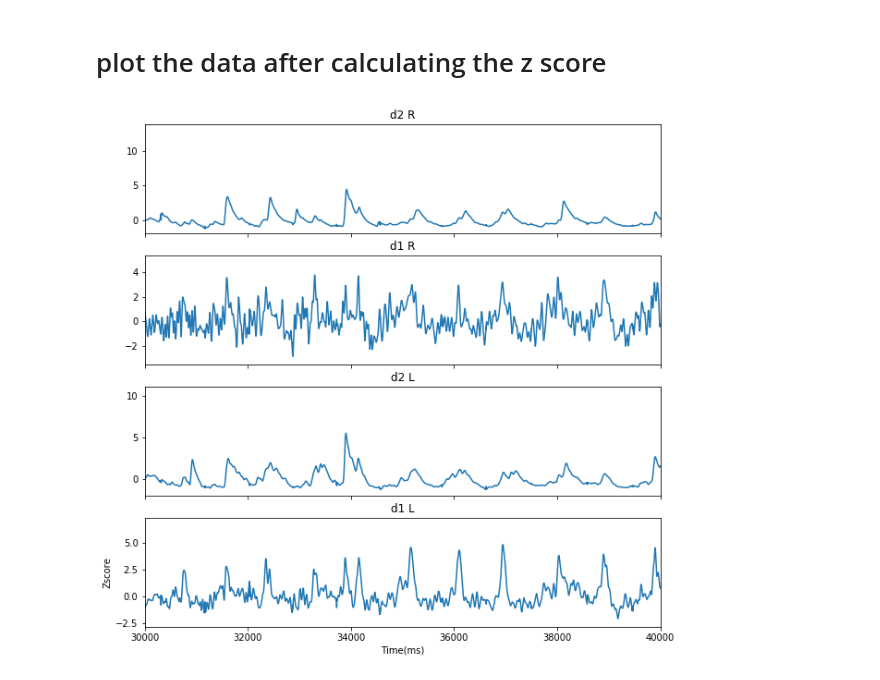
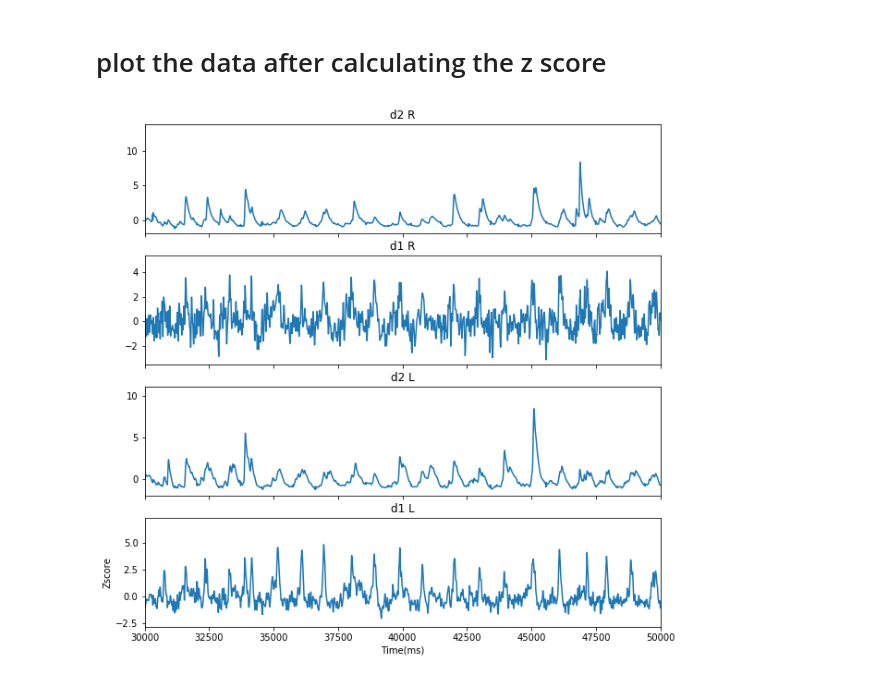
Before and after one commit to gilmandelbaum/analysis-pipeline-for-photometry_ex, a Jupyter notebook: Nb_3x_photometry_signal_analysis/Notebook_3_b.ipynb, the cells around one changed output. Cells and saved outputs as stored; diff of their text form; code cells hidden in the pictures.

```diff
--- a/Nb_3x_photometry_signal_analysis/Notebook_3_b.ipynb
+++ b/Nb_3x_photometry_signal_analysis/Notebook_3_b.ipynb
@@ -123,14 +123,14 @@ keys = ["d2 R","d1 R","d2 L","d1 L"]
 # %%
 fig, ax = plt.subplots(4, 1,figsize=(10,10),sharex=True, sharey=False)
 
 for _ax, k in zip(ax.flatten(), keys):
     _ax.plot(tstamps, processed_data[k])
     _ax.set_title(k.split('_')[0])
 
-_ax.set_xlim(30000,40000)
+_ax.set_xlim(30000,50000)
 _ax.set_xlabel('Time(ms)')
 _ax.set_ylabel("Zscore")
-fig.savefig(path_to_plot+'.pdf')
+fig.savefig(path_to_plot+"_1"+'.pdf')
 plt.show()
 # %% [output]
-[figure, old version]
+[figure, new version]
```
Also changed, not shown: parts of 1 cell of this notebook, 20 other files.
